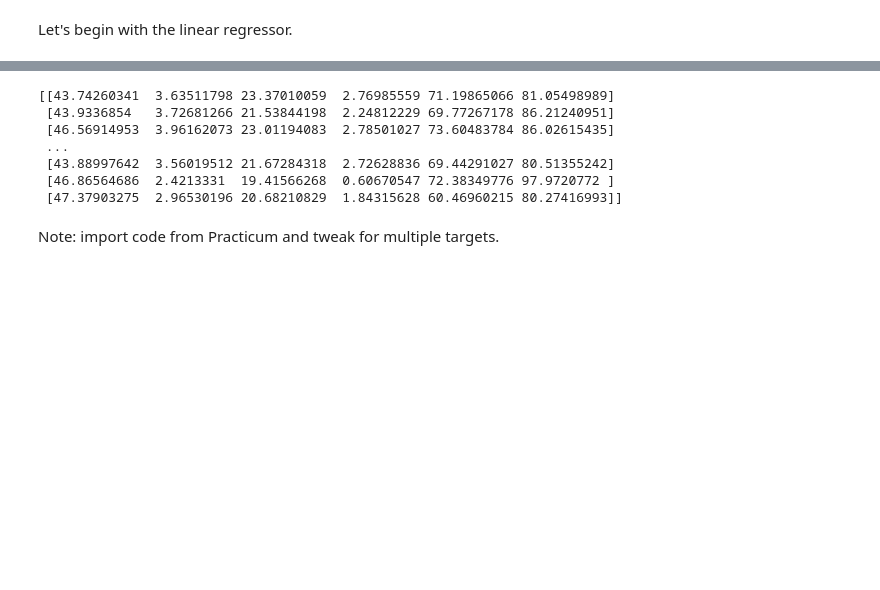
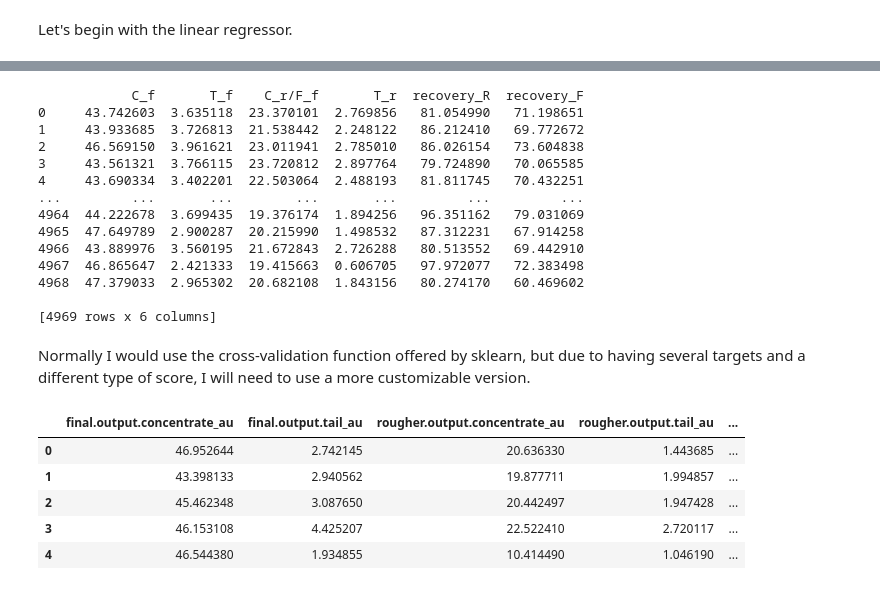
Before and after one commit to jnorfolk/Zyfra-Gold-Recovery, a Jupyter notebook: Zyfra-Notebook.ipynb, the cells around one changed output, grey strips where cells are left out. Saved outputs shown, nothing was run; the diff lists cells and outputs as text; code cells hidden in the pictures; blank space fills up the shorter version.

```diff
--- a/Zyfra-Notebook.ipynb
+++ b/Zyfra-Notebook.ipynb
@@ -423,15 +487,33 @@ Index(['final.output.concentrate_au', 'final.output.tail_au',
 # %%
 model = LinearRegression()
 model.fit(features_train, target_train)
-pred = model.predict(features_test)
+pred = pd.DataFrame(model.predict(features_test))
+pred.columns = ['C_f', 'T_f', 'C_r/F_f', 'T_r', 'recovery_R', 'recovery_F']
+
 print(pred)
 # %% [output]
-[[43.74260341  3.63511798 23.37010059  2.76985559 71.19865066 81.05498989]
- [43.9336854   3.72681266 21.53844198  2.24812229 69.77267178 86.21240951]
- [46.56914953  3.96162073 23.01194083  2.78501027 73.60483784 86.02615435]
- ...
- [43.88997642  3.56019512 21.67284318  2.72628836 69.44291027 80.51355242]
- [46.86564686  2.4213331  19.41566268  0.60670547 72.38349776 97.9720772 ]
- [47.37903275  2.96530196 20.68210829  1.84315628 60.46960215 80.27416993]]
+            C_f       T_f    C_r/F_f       T_r  recovery_R  recovery_F
+0     43.742603  3.635118  23.370101  2.769856   81.054990   71.198651
+1     43.933685  3.726813  21.538442  2.248122   86.212410   69.772672
+2     46.569150  3.961621  23.011941  2.785010   86.026154   73.604838
+3     43.561321  3.766115  23.720812  2.897764   79.724890   70.065585
+4     43.690334  3.402201  22.503064  2.488193   81.811745   70.432251
+...         ...       ...        ...       ...         ...         ...
+4964  44.222678  3.699435  19.376174  1.894256   96.351162   79.031069
+4965  47.649789  2.900287  20.215990  1.498532   87.312231   67.914258
+4966  43.889976  3.560195  21.672843  2.726288   80.513552   69.442910
+4967  46.865647  2.421333  19.415663  0.606705   97.972077   72.383498
+4968  47.379033  2.965302  20.682108  1.843156   80.274170   60.469602
+
+[4969 rows x 6 columns]
-# %% [markdown]
-Note: import code from Practicum and tweak for multiple targets.
+# %% [markdown]
+Normally I would use the cross-validation function offered by sklearn, but due to having several targets and a different type of score, I will need to use a more customizable version.
+# %%
+display(target_train.head())
+# %% [output]
+|  | final.output.concentrate_au | final.output.tail_au | rougher.output.concentrate_au | rougher.output.tail_au | ... |
+| 0 | 46.952644 | 2.742145 | 20.636330 | 1.443685 | ... |
+| 1 | 43.398133 | 2.940562 | 19.877711 | 1.994857 | ... |
+| 2 | 45.462348 | 3.087650 | 20.442497 | 1.947428 | ... |
+| 3 | 46.153108 | 4.425207 | 22.522410 | 2.720117 | ... |
+| 4 | 46.544380 | 1.934855 | 10.414490 | 1.046190 | ... |
```
Also changed, not shown: parts of 17 cells of this notebook.
